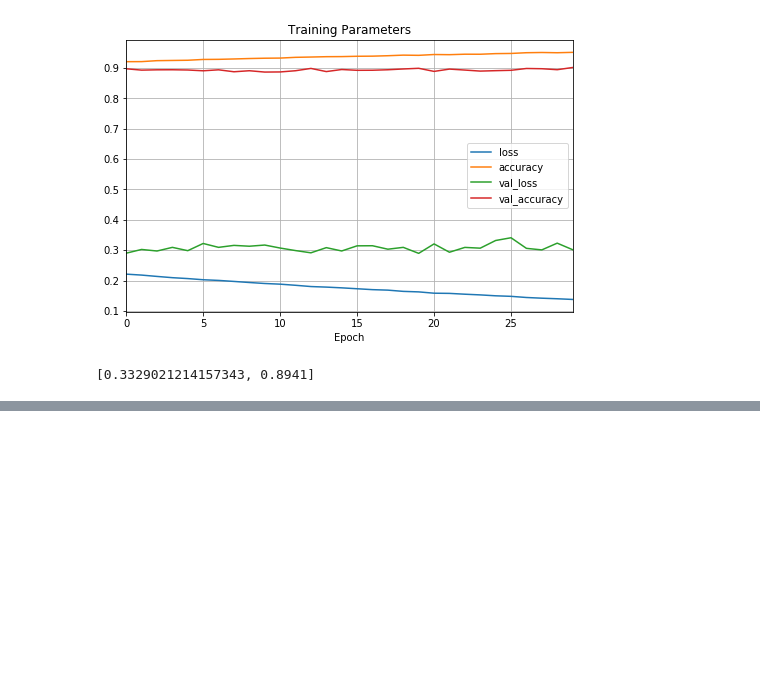
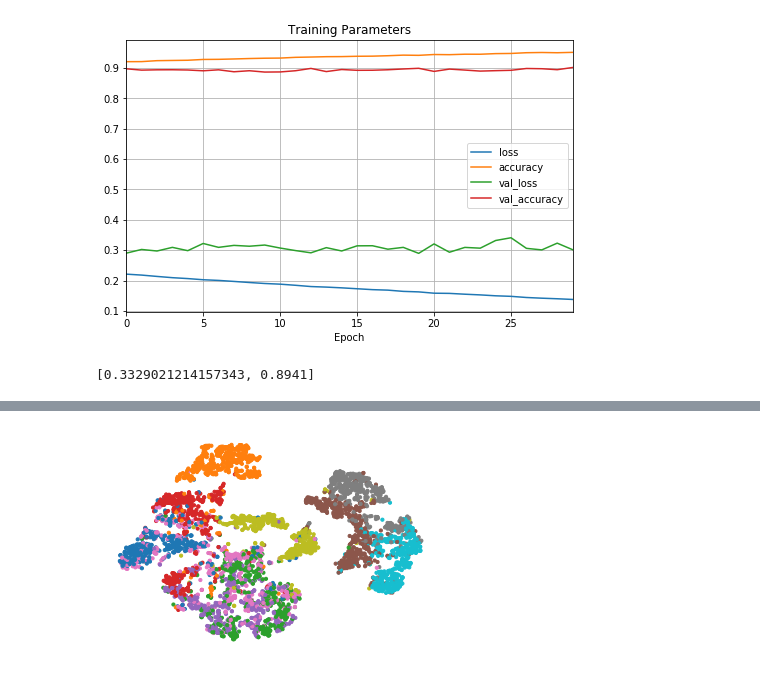
Before and after one commit to tvhahn/autoencoder-sandbox, a Jupyter notebook: notebooks/1.0-vanilla-autoencoder.ipynb, the cells around one changed output, grey strips where cells are left out. Drawn from its saved outputs; the diff is of its cells as text; code cells hidden in the pictures; blank space fills up the shorter version.

```diff
--- a/notebooks/1.0-vanilla-autoencoder.ipynb
+++ b/notebooks/1.0-vanilla-autoencoder.ipynb
@@ -212,0 +217,25 @@ model.evaluate(X_test, y_test, verbose=0)
+# %%
+# build model
+
+# encoder
+stacked_encoder = keras.models.Sequential([
+    keras.layers.Flatten(input_shape=[28, 28]),
+    keras.layers.Dense(100, activation="selu"),
+    keras.layers.Dense(30, activation="selu"),
+])
+
+# decoder
+stacked_decoder = keras.models.Sequential([
+    keras.layers.Dense(100, activation="selu", input_shape=[30]),
+    keras.layers.Dense(28 * 28, activation="sigmoid"),
+    keras.layers.Reshape([28, 28])
+])
+
+# combine encoder & decoder into one to make autoencoder
+stacked_ae = keras.models.Sequential([stacked_encoder, stacked_decoder])
+
+# compile, and get summary
+stacked_ae.compile(loss="binary_crossentropy",
+                   optimizer=keras.optimizers.SGD(lr=1.5))
+
+stacked_ae.summary()
@@ -212,0 +323,17 @@ model.evaluate(X_test, y_test, verbose=0)
+# %%
+# code from https://github.com/ageron/handson-ml2/blob/master/17_autoencoders_and_gans.ipynb
+
+np.random.seed(63)
+
+from sklearn.manifold import TSNE
+
+X_valid_compressed = stacked_encoder.predict(X_valid)
+tsne = TSNE()
+X_valid_2D = tsne.fit_transform(X_valid_compressed)
+X_valid_2D = (X_valid_2D - X_valid_2D.min()) / (X_valid_2D.max() - X_valid_2D.min())
+# %%
+plt.scatter(X_valid_2D[:, 0], X_valid_2D[:, 1], c=y_valid, s=10, cmap="tab10")
+plt.axis("off")
+plt.show()
+# %% [output]
+[figure, added]
```
Also changed, not shown: parts of 9 cells of this notebook, 1 other file.
